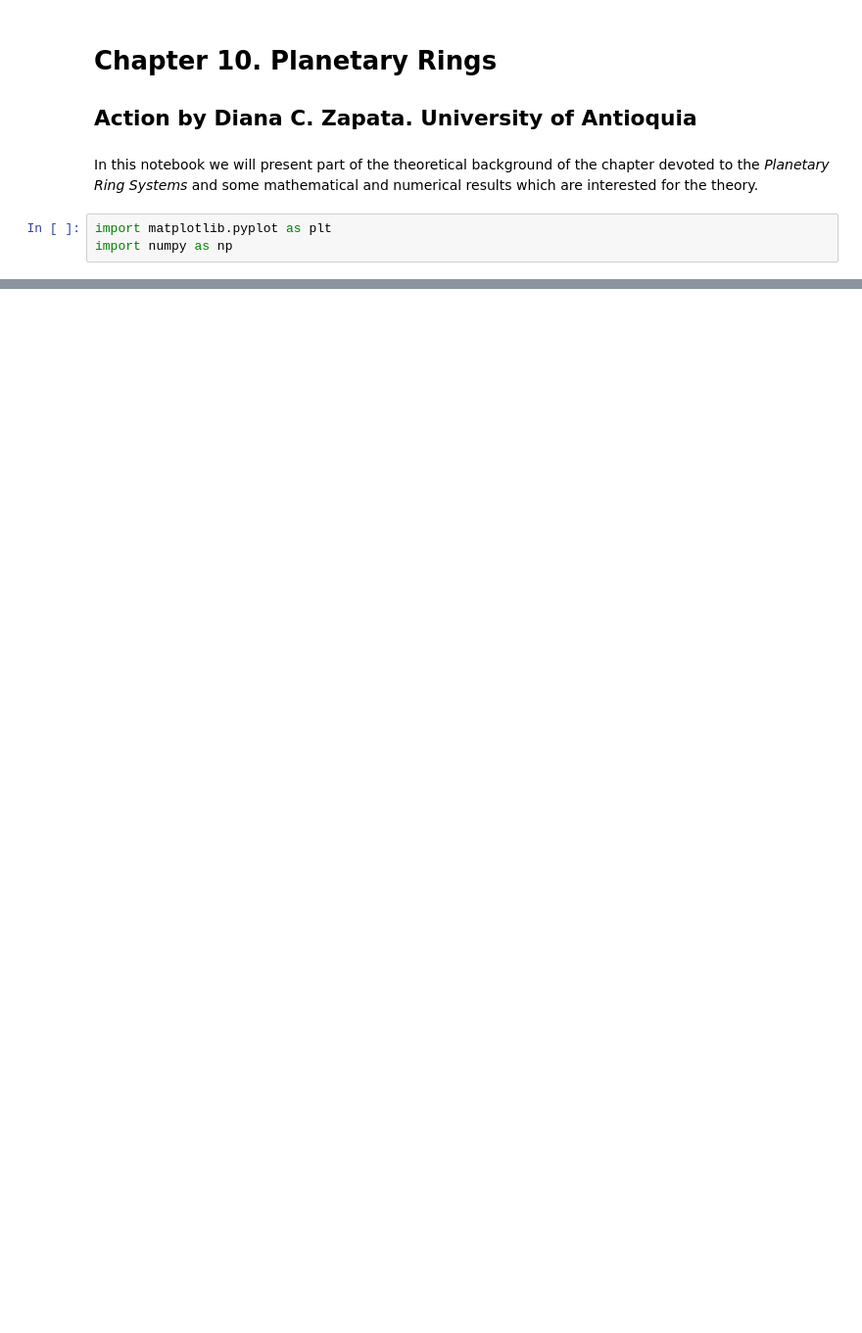
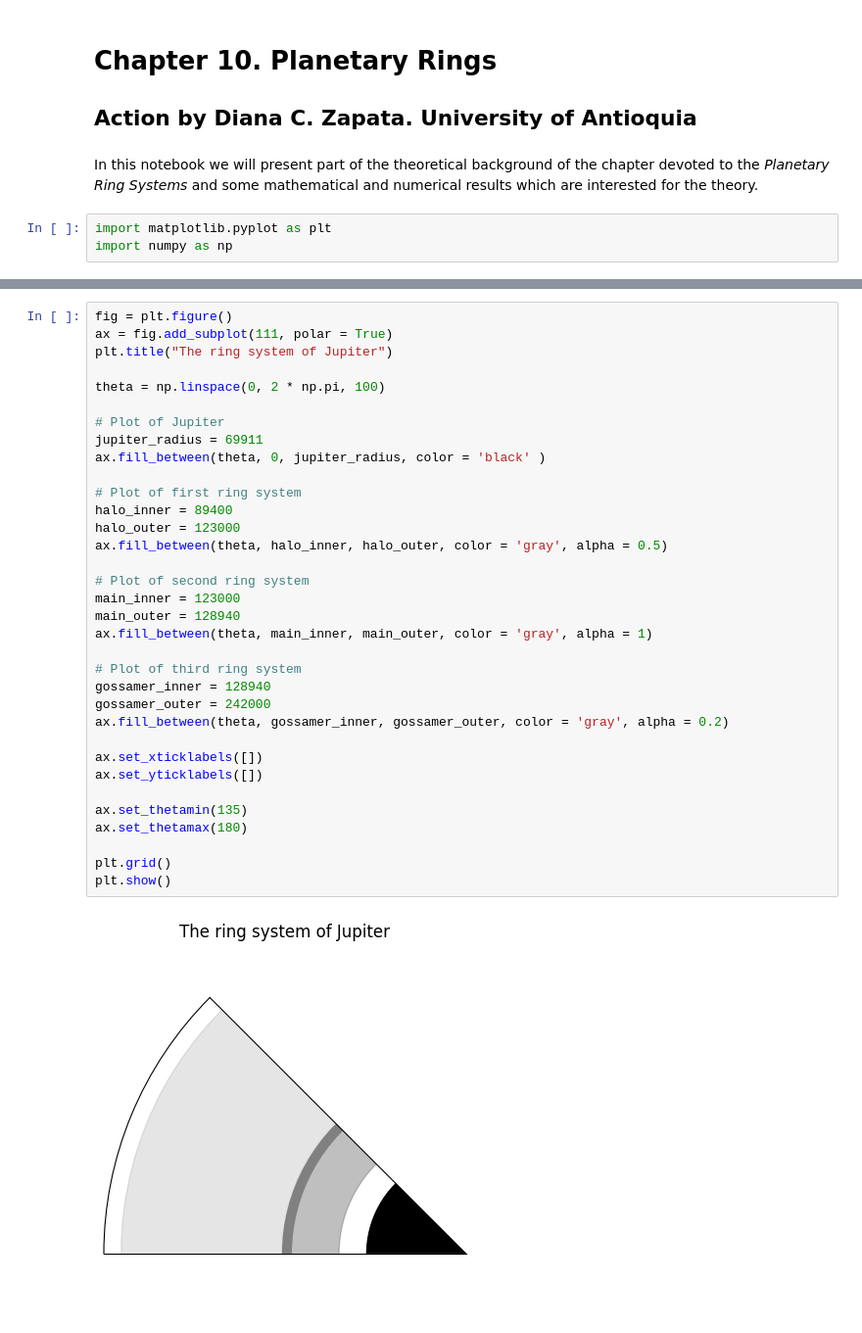
Before and after one commit to seap-udea/murray-dermott-action, a Jupyter notebook: PlanetaryRings/Chapter10.ipynb, the cells around one changed output, grey strips where cells are left out. Shown at 98% size. Cells and saved outputs as stored; diff of their text form; blank space fills up the shorter version.

```diff
--- a/PlanetaryRings/Chapter10.ipynb
+++ b/PlanetaryRings/Chapter10.ipynb
@@ -25,0 +28,36 @@ plt.show()
+# %%
+fig = plt.figure()
+ax = fig.add_subplot(111, polar = True)
+plt.title("The ring system of Jupiter")
+
+theta = np.linspace(0, 2 * np.pi, 100)
+
+# Plot of Jupiter
+jupiter_radius = 69911
+ax.fill_between(theta, 0, jupiter_radius, color = 'black' )
+
+# Plot of first ring system
+halo_inner = 89400
+halo_outer = 123000
+ax.fill_between(theta, halo_inner, halo_outer, color = 'gray', alpha = 0.5)
+
+# Plot of second ring system
+main_inner = 123000
+main_outer = 128940
+ax.fill_between(theta, main_inner, main_outer, color = 'gray', alpha = 1)
+
+# Plot of third ring system
+gossamer_inner = 128940
+gossamer_outer = 242000
+ax.fill_between(theta, gossamer_inner, gossamer_outer, color = 'gray', alpha = 0.2)
+
+ax.set_xticklabels([])
+ax.set_yticklabels([])
+
+ax.set_thetamin(135)
+ax.set_thetamax(180)
+
+plt.grid()
+plt.show()
+# %% [output]
+[figure, added]
```
Also changed, not shown: parts of 18 cells of this notebook.
